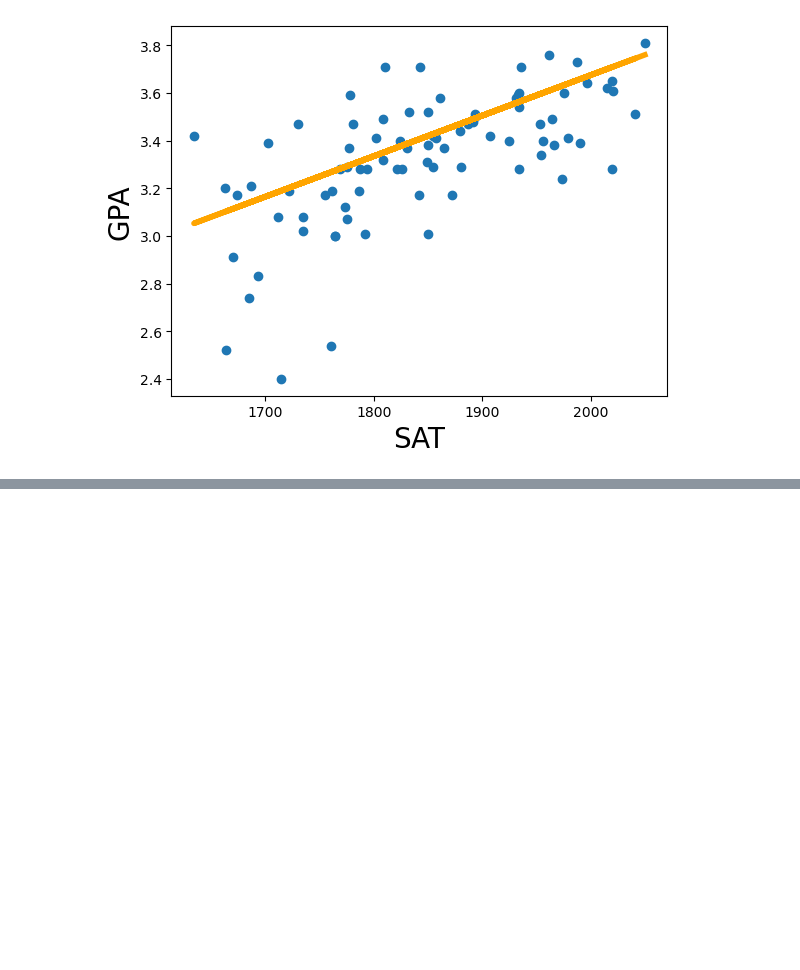
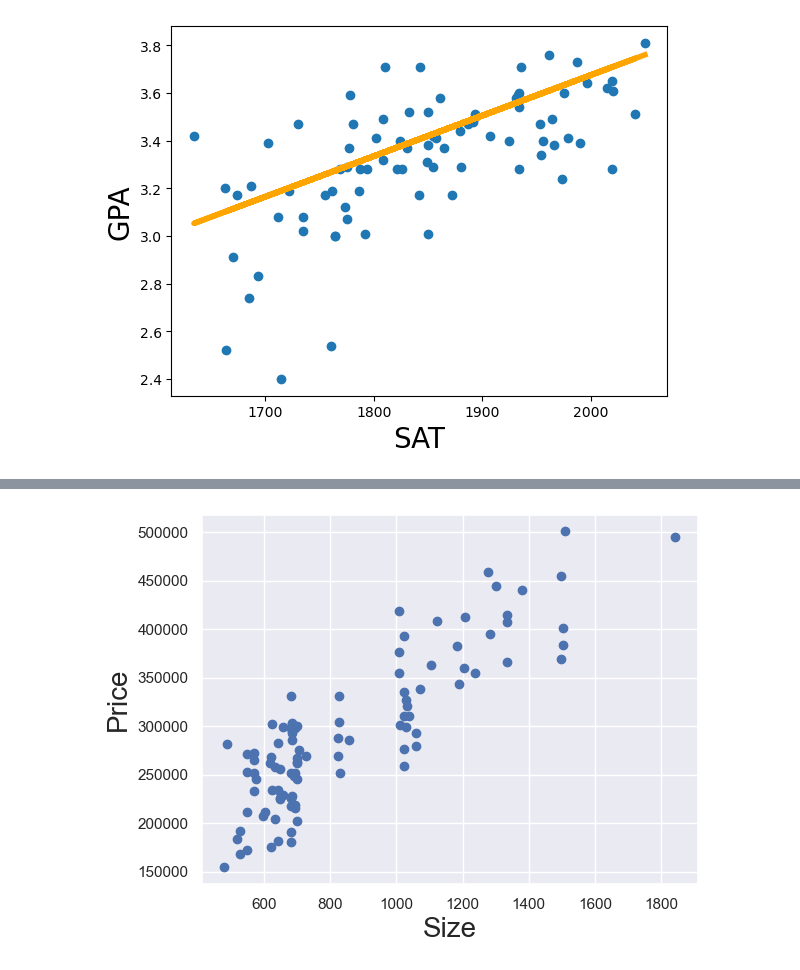
Before and after one commit to oguzkaganbilici/Complete-Data-Science-Bootcamp, a Jupyter notebook: first_regression.ipynb, the cells around one changed output, grey strips where cells are left out. Saved outputs shown, nothing was run; the diff lists cells and outputs as text; code cells hidden in the pictures; blank space fills up the shorter version.

```diff
--- a/first_regression.ipynb
+++ b/first_regression.ipynb
@@ -117,0 +131,3 @@ plt.show()
+# %%
+data2 = pd.read_csv("real_estate_price_size.csv")
+data2
@@ -117,0 +172,9 @@ plt.show()
+# %%
+xx1 = data2["size"]
+yy = data2["price"]
+plt.scatter(xx1, yy)
+plt.xlabel("Size", fontsize=20)
+plt.ylabel("Price", fontsize=20)
+plt.show()
+# %% [output]
+[figure, added]
```
Also changed, not shown: parts of 10 cells of this notebook.
